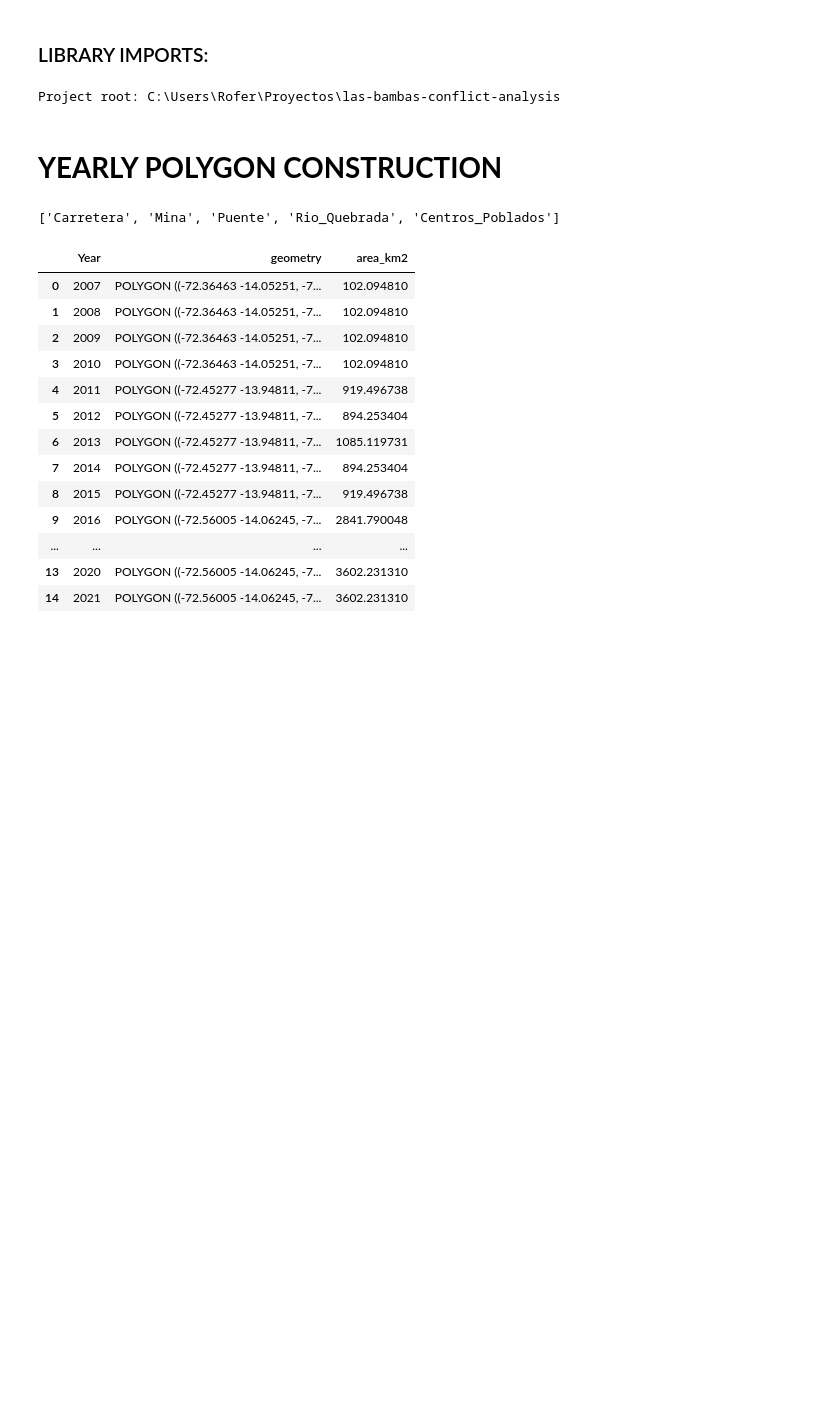
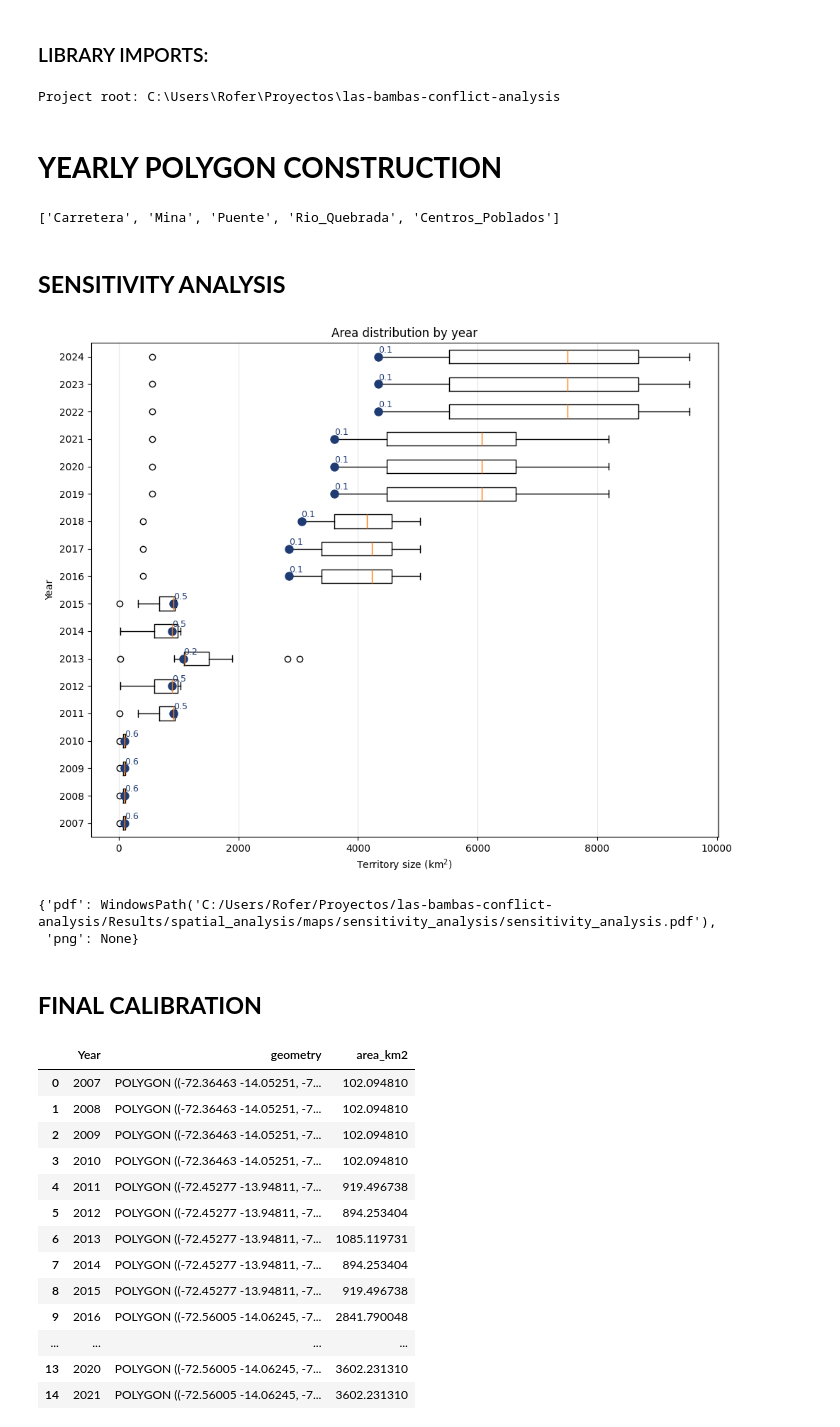
Before and after one commit to Fergos14/las-bambas-conflict-analysis, a Jupyter notebook: Code/Spatial_Analysis.ipynb, the cells around one changed output. Cells and saved outputs as stored; diff of their text form; code cells hidden in the pictures; blank space fills up the shorter version.

```diff
--- a/Code/Spatial_Analysis.ipynb
+++ b/Code/Spatial_Analysis.ipynb
@@ -142,7 +84,10 @@ if str(SRC_DIR) not in sys.path:
     sys.path.insert(0, str(SRC_DIR))
 
 from las_bambas_analysis.paths import build_project_paths, ensure_output_directories
-from las_bambas_analysis.spatial_figures import export_minimal_polygon_map
+from las_bambas_analysis.spatial_figures import (
+    export_minimal_polygon_map,
+    plot_yearly_area_sensitivity,
+)
 from las_bambas_analysis.spatial_geometry import (
     DEFAULT_MIN_DENSITY,
     adjust_density_by_type,
@@ -163,6 +108,7 @@ SPATIAL_INTERMEDIATE_DIR = project_paths.spatial.intermediate_dir
 POLYGON_MAPS_DIR = project_paths.spatial.polygon_maps_dir
 LAND_COVER_DIR = project_paths.spatial.land_cover_dir
 LAND_COVER_CLASS_MAPS_DIR = project_paths.spatial.land_cover_class_maps_dir
+SENSITIVITY_ANALYSIS_DIR = project_paths.spatial.sensitivity_analysis_dir
 TRANSITIONS_DIR = project_paths.spatial.transitions_dir
 WATER_FIGURES_DIR = project_paths.spatial.water_figures_dir
 WATER_TILES_DIR = project_paths.spatial.water_tiles_dir
@@ -219,0 +174,5 @@ years=np.array([2007, 2008, 2009, 2010, 2011, 2012, 2013, 2014, 2015, 2016,2017,
+# %% [markdown]
+## **SENSITIVITY ANALYSIS**
+# %%
+for i in range(11):
+    globals()[f"diccionario_años_ratio_{i:02d}"] = {anio: i/10 for anio in range(2007, 2025)}
@@ -220,3 +203,37 @@ years=np.array([2007, 2008, 2009, 2010, 2011, 2012, 2013, 2014, 2015, 2016,2017,
+# %%
+# 1. Reproyectar a CRS en metros (UTM zona 18S (Bambas): EPSG 32718)
+gdf_total_acumulado = gdf_total_acumulado.to_crs(epsg=32718)
+
+# 2. Compute area in m²
+gdf_total_acumulado["area_m2"] = gdf_total_acumulado.geometry.area
+
+# 3. Convert to km²
+gdf_total_acumulado["area_km2"] = gdf_total_acumulado["area_m2"] / 1e6
+
+# 4. Return to the original CRS (WGS84)
+gdf_total_acumulado["area_km2"] = gdf_total_acumulado["area_km2"]
+# %%
+ratio_dictionary = {
+    2007:0.6, 2008:0.6, 2009:0.6, 2010:0.6, 2011:0.5, 2012:0.5,
+    2013:0.2, 2014:0.5, 2015:0.5, 2016:0.1, 2017:0.1,
+    2018:0.1, 2019:0.1, 2020:0.1, 2021:0.1, 2022:0.1, 2023:0.1, 2024:0.1
+}
+
+sensitivity_outputs = plot_yearly_area_sensitivity(
+    gdf_total_acumulado,
+    ratio_dictionary,
+    out_dir=SENSITIVITY_ANALYSIS_DIR,
+    base_name="sensitivity_analysis",
+    show=True,
+)
+
+sensitivity_outputs
+# %% [output]
+[figure, added]
+{'pdf': WindowsPath('C:/Users/Rofer/Proyectos/las-bambas-conflict-analysis/Results/spatial_analysis/maps/sensitivity_analysis/sensitivity_analysis.pdf'),
+ 'png': None}
+# %% [markdown]
+## **FINAL CALIBRATION**
 # %%
 diccionario_ratios={2007:0.6,2008:0.6,2009:0.6 ,2010:0.6 , 2011:0.5 , 2012:0.5 , 2013:0.2 , 2014:0.5 ,2015:0.5 , 2016:0.1 , 2017: 0.1,
                     2018:0.1 , 2019:0.1 , 2020:0.1 , 2021:0.1 , 2022:0.1 , 2023:0.1 , 2024:0.1}
```
Also changed, not shown: parts of 6 cells of this notebook, 6 other files.
